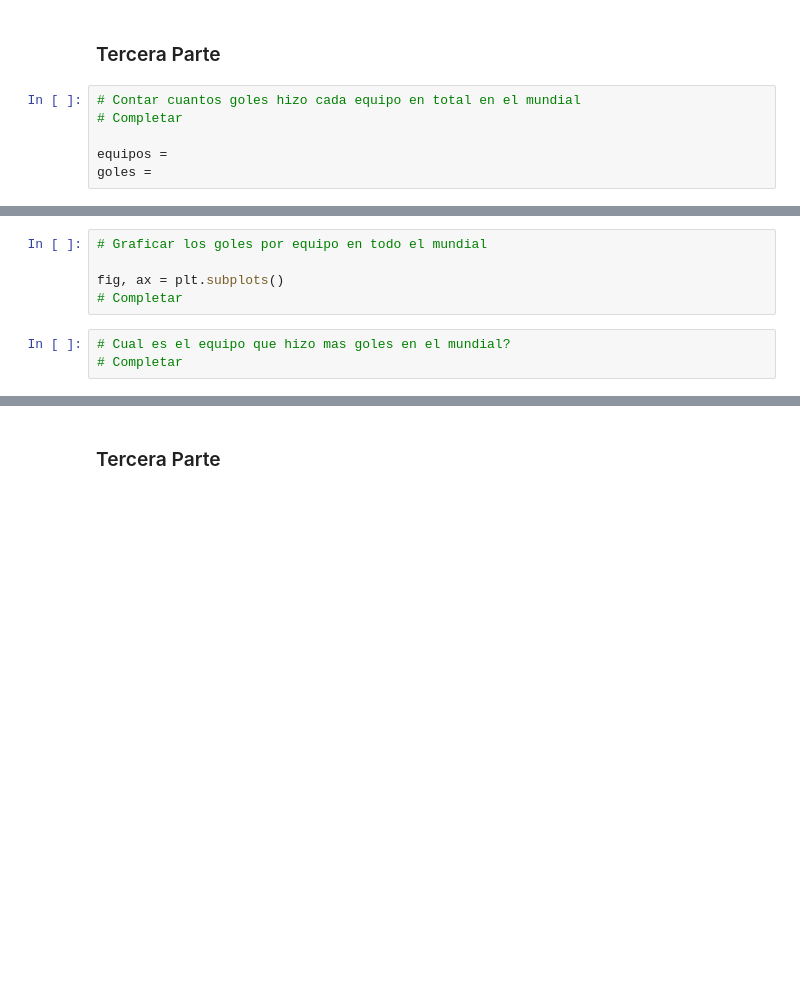
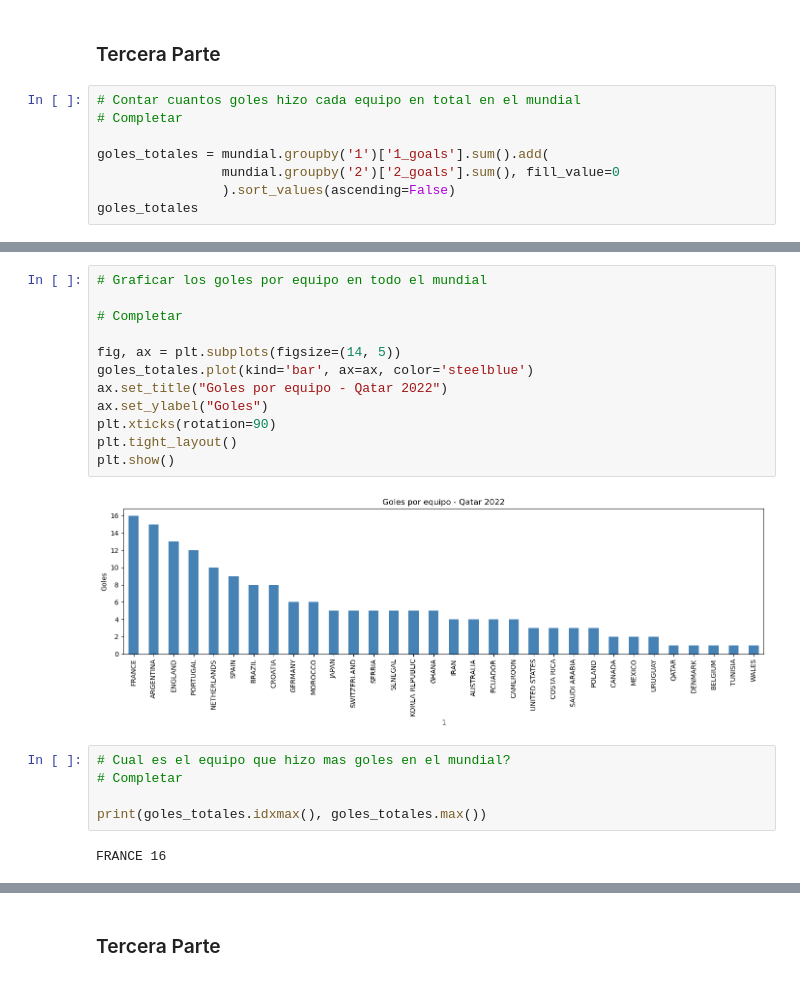
Before and after one commit to matid2710/tecnologias-emergentes-4d-mundial-qatar-2022-mundial-qatar-2022, a Jupyter notebook: mundial_qatar_2022.ipynb, the cells around one changed output, grey strips where cells are left out. Saved outputs shown, nothing was run; the diff lists cells and outputs as text; blank space fills up the shorter version.

```diff
--- a/mundial_qatar_2022.ipynb
+++ b/mundial_qatar_2022.ipynb
@@ -308,5 +318,7 @@ NameError: name 'Partidos' is not defined
 # Contar cuantos goles hizo cada equipo en total en el mundial
 # Completar
 
-equipos =
-goles =
+goles_totales = mundial.groupby('1')['1_goals'].sum().add(
+                mundial.groupby('2')['2_goals'].sum(), fill_value=0
+                ).sort_values(ascending=False)
+goles_totales
@@ -313,11 +343,24 @@ goles =
 # %%
 # Graficar los goles por equipo en todo el mundial
 
-fig, ax = plt.subplots()
 # Completar
+
+fig, ax = plt.subplots(figsize=(14, 5))
+goles_totales.plot(kind='bar', ax=ax, color='steelblue')
+ax.set_title("Goles por equipo - Qatar 2022")
+ax.set_ylabel("Goles")
+plt.xticks(rotation=90)
+plt.tight_layout()
+plt.show()
+# %% [output]
+[figure, added]
 # %%
 # Cual es el equipo que hizo mas goles en el mundial?
 # Completar
+
+print(goles_totales.idxmax(), goles_totales.max())
+# %% [output]
+FRANCE 16
 # %%
 # Por cada partido, cual fue la diferencia de goles?
 # Completar
```
Also changed, not shown: parts of 15 cells of this notebook.
